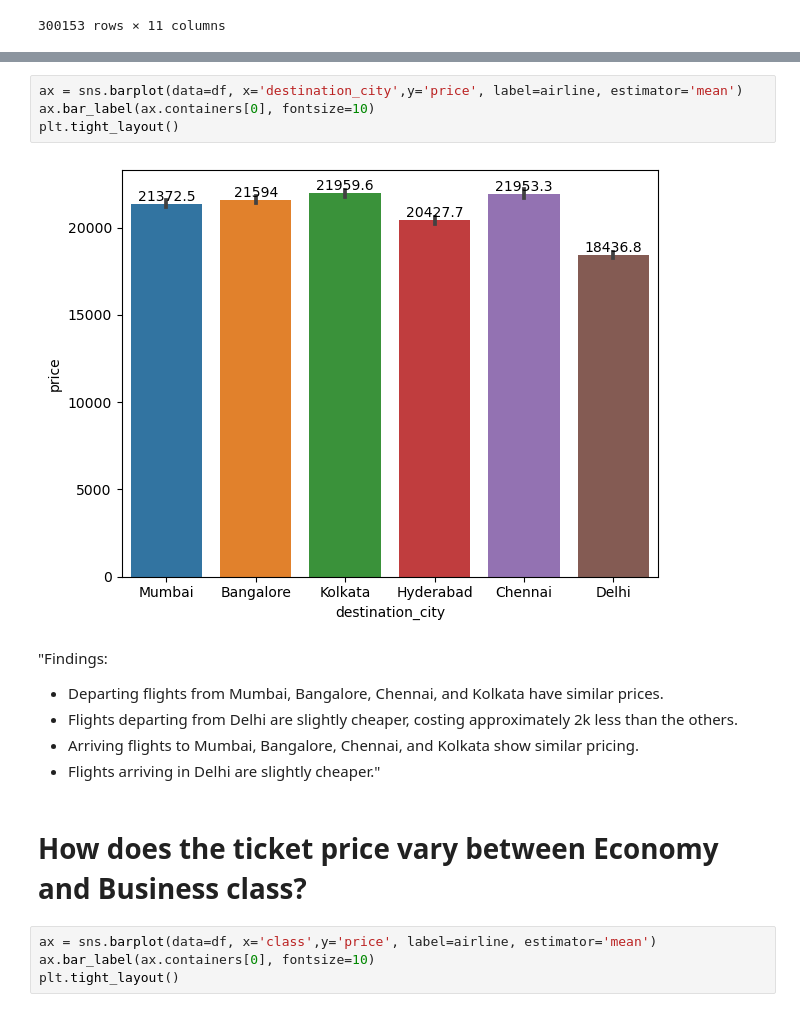
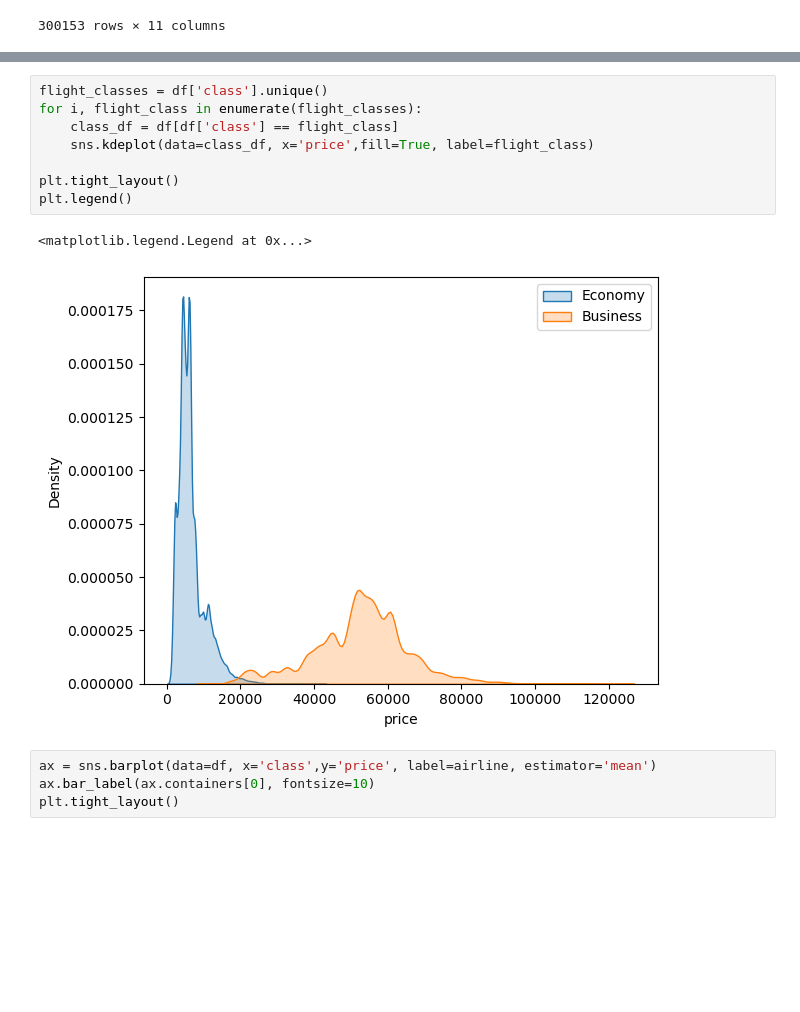
Before and after one commit to ajeetsingh666/Flight_Price_Prediction, a Jupyter notebook: Flight_Price_Extensive_EDA.ipynb, the cells around one changed output, grey strips where cells are left out. Saved outputs shown, nothing was run; the diff lists cells and outputs as text; blank space fills up the shorter version.

```diff
--- a/Flight_Price_Extensive_EDA.ipynb
+++ b/Flight_Price_Extensive_EDA.ipynb
@@ -282,18 +334,14 @@ plt.tight_layout()
-# %%
-ax = sns.barplot(data=df, x='destination_city',y='price', label=airline, estimator='mean')
-ax.bar_label(ax.containers[0], fontsize=10)
-plt.tight_layout()
-# %% [output]
-[figure, removed]
-# %% [markdown]
-"Findings:
-
-- Departing flights from Mumbai, Bangalore, Chennai, and Kolkata have similar prices.
-- Flights departing from Delhi are slightly cheaper, costing approximately 2k less than the others.
-- Arriving flights to Mumbai, Bangalore, Chennai, and Kolkata show similar pricing.
-- Flights arriving in Delhi are slightly cheaper."
-# %% [markdown]
-# How does the ticket price vary between Economy and Business class?
+# %%
+flight_classes = df['class'].unique()
+for i, flight_class in enumerate(flight_classes):
+    class_df = df[df['class'] == flight_class]
+    sns.kdeplot(data=class_df, x='price',fill=True, label=flight_class)
+
+plt.tight_layout()
+plt.legend()
+# %% [output]
+<matplotlib.legend.Legend at 0x...>
+[figure, added]
 # %%
 ax = sns.barplot(data=df, x='class',y='price', label=airline, estimator='mean')
 ax.bar_label(ax.containers[0], fontsize=10)
```
Also changed, not shown: parts of 24 cells of this notebook.
